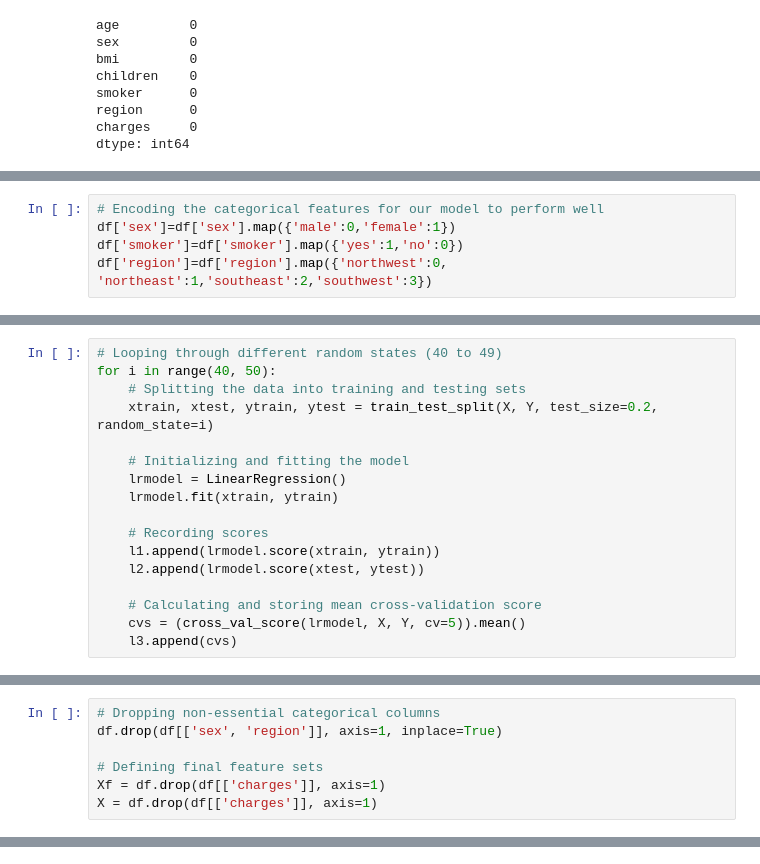
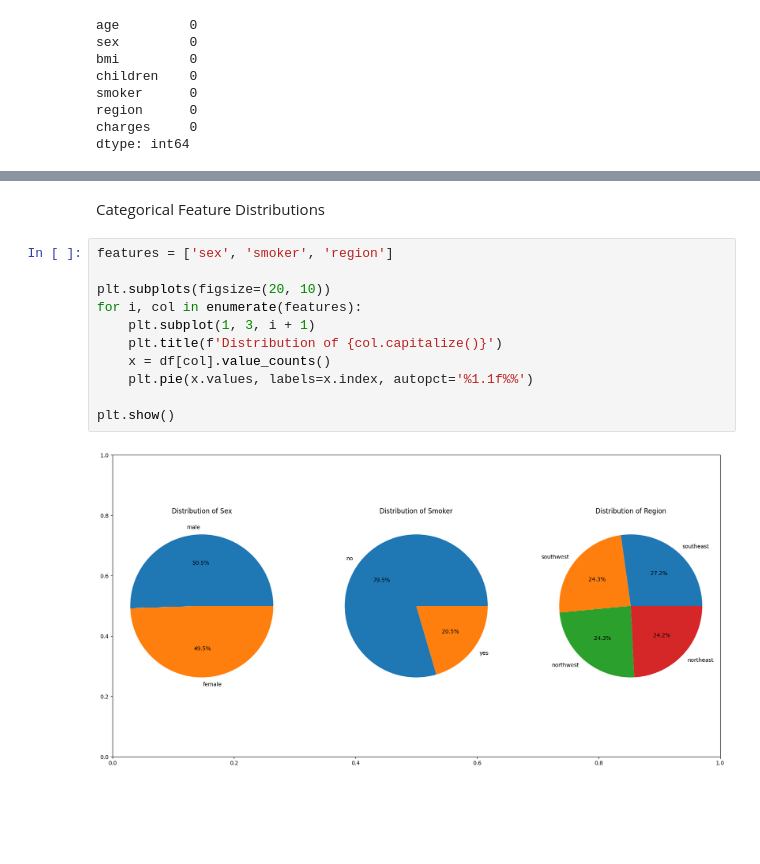
Before and after one commit to anthonybyamugisha/Insurance-Cost-Prediction-Model, a Jupyter notebook: insurance_cost.ipynb, the cells around one changed output, grey strips where cells are left out. Saved outputs shown, nothing was run; the diff lists cells and outputs as text; blank space fills up the shorter version.

```diff
--- a/insurance_cost.ipynb
+++ b/insurance_cost.ipynb
@@ -188,5 +97,0 @@ np.float64(0.054780773126998195)
-# %%
-# Encoding the categorical features for our model to perform well
-df['sex']=df['sex'].map({'male':0,'female':1})
-df['smoker']=df['smoker'].map({'yes':1,'no':0})
-df['region']=df['region'].map({'northwest':0, 'northeast':1,'southeast':2,'southwest':3})
@@ -236,17 +97,0 @@ cvs = 0
-# %%
-# Looping through different random states (40 to 49)
-for i in range(40, 50):
-    # Splitting the data into training and testing sets
-    xtrain, xtest, ytrain, ytest = train_test_split(X, Y, test_size=0.2, random_state=i)
-
-    # Initializing and fitting the model
-    lrmodel = LinearRegression()
-    lrmodel.fit(xtrain, ytrain)
-
-    # Recording scores
-    l1.append(lrmodel.score(xtrain, ytrain))
-    l2.append(lrmodel.score(xtest, ytest))
-
-    # Calculating and storing mean cross-validation score
-    cvs = (cross_val_score(lrmodel, X, Y, cv=5)).mean()
-    l3.append(cvs)
@@ -472,7 +97,0 @@ Training the champion Model
-# %%
-# Dropping non-essential categorical columns
-df.drop(df[['sex', 'region']], axis=1, inplace=True)
-
-# Defining final feature sets
-Xf = df.drop(df[['charges']], axis=1)
-X = df.drop(df[['charges']], axis=1)
@@ -674,0 +98,15 @@ Deep Learning Model (Scaled) R2 Score: 0.8231
+# %% [markdown]
+Categorical Feature Distributions
+# %%
+features = ['sex', 'smoker', 'region']
+
+plt.subplots(figsize=(20, 10))
+for i, col in enumerate(features):
+    plt.subplot(1, 3, i + 1)
+    plt.title(f'Distribution of {col.capitalize()}')
+    x = df[col].value_counts()
+    plt.pie(x.values, labels=x.index, autopct='%1.1f%%')
+
+plt.show()
+# %% [output]
+[figure, added]
```
Also changed, not shown: parts of 151 cells of this notebook.
